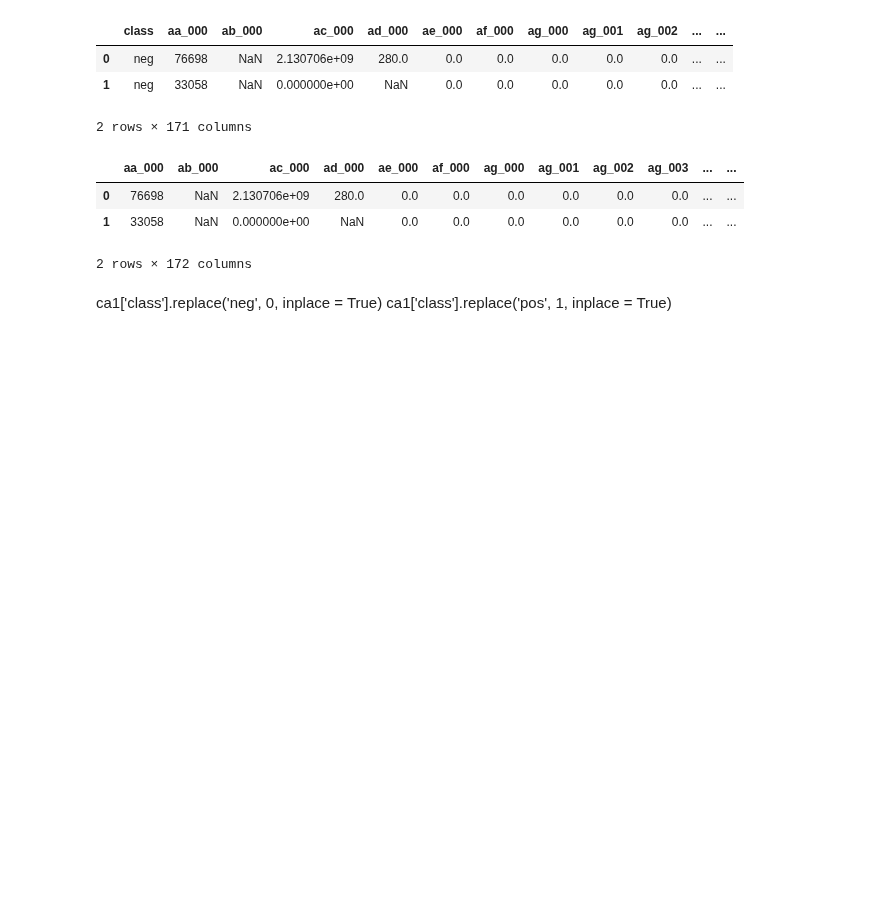
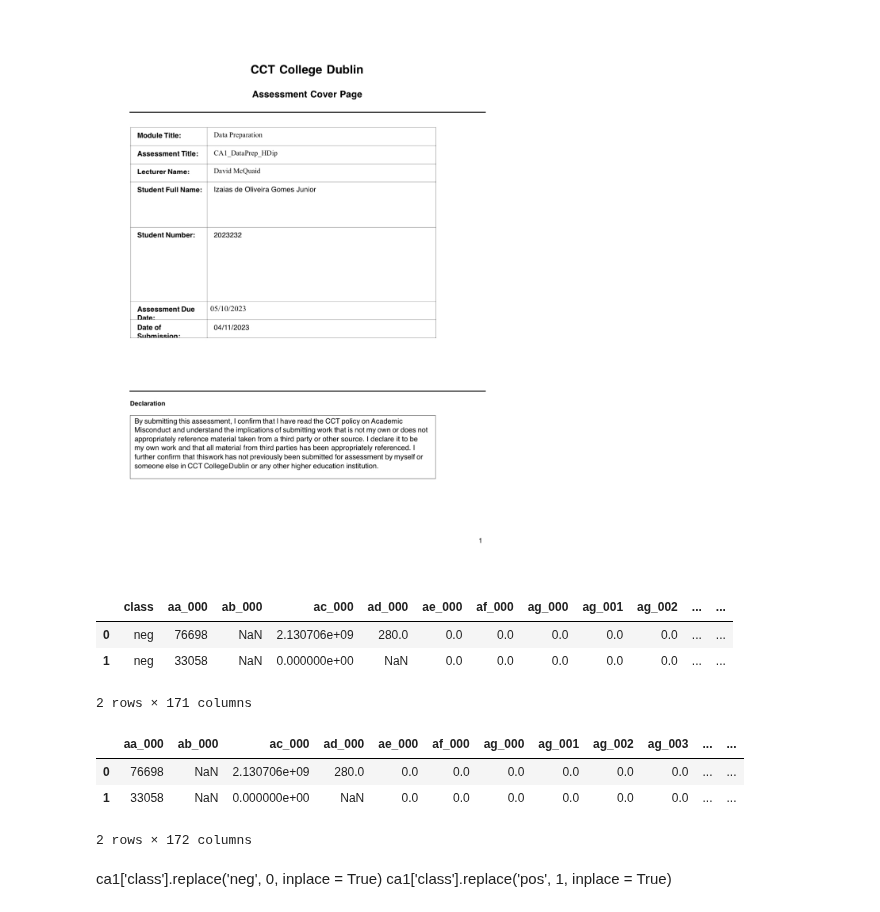
Before and after one commit to izazaka/Data, a Jupyter notebook: Dropping_Columns.ipynb, the cells around one changed output. Saved outputs shown, nothing was run; the diff lists cells and outputs as text; code cells hidden in the pictures; blank space fills up the shorter version.

```diff
--- a/Dropping_Columns.ipynb
+++ b/Dropping_Columns.ipynb
@@ -31,3 +33,9 @@ from sklearn.impute import KNNImputer
+# %%
+image_path = "cover_dp.jpeg"
+
+Image(filename = image_path)
+# %% [output]
+[figure, added]
 # %%
 ca1 = pd.read_csv("aps_failure_set.csv")
 # %%
```
Also changed, not shown: parts of 16 cells of this notebook, 7 other files.
